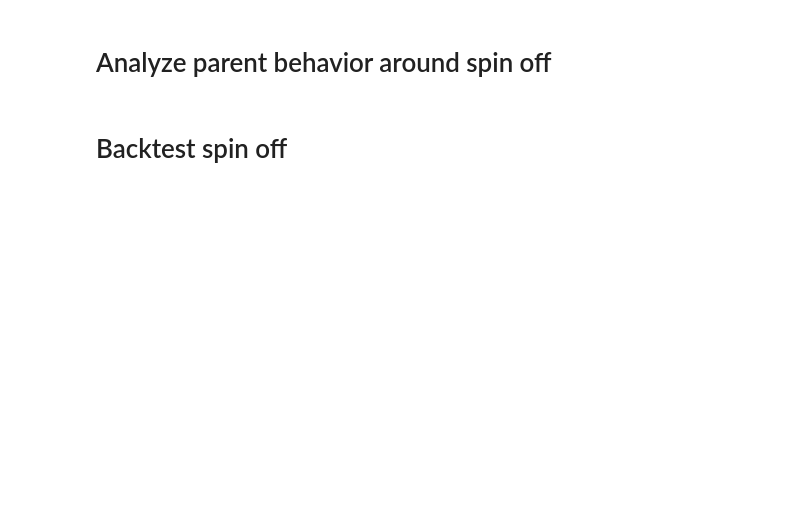
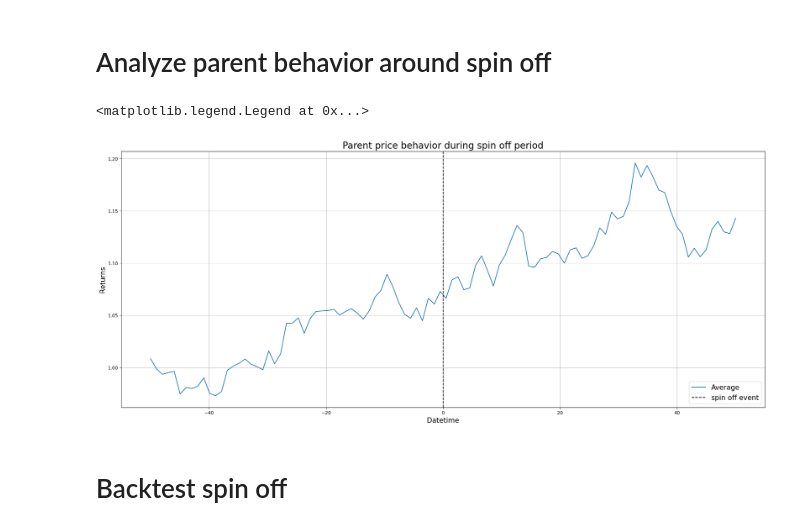
Before and after one commit to BaptisteZloch/Stock-Performance-Spin-off-Subsidiaries-Parents-ETF, a Jupyter notebook: src/Backtest_fake_data.ipynb, the cells around one changed output. Cells and saved outputs as stored; diff of their text form; code cells hidden in the pictures; blank space fills up the shorter version.

```diff
--- a/src/Backtest_fake_data.ipynb
+++ b/src/Backtest_fake_data.ipynb
@@ -92,17 +100,23 @@ for spinoffs in spin_off_announcement.values():
 behaviours = np.array(behaviours)
 # %%
 from matplotlib import pyplot as plt
-_, ax = plt.subplots(1,1, figsize=(25, 10))
 
-ax.plot(np.linspace(-DAYS_BEFORE,DAYS_AFTER,num=DAYS_BEFORE+DAYS_AFTER),np.mean(behaviours, axis=0),label="Average")
-ax.axvline(x=0,color="black",label="spin off event",linestyle='--')
+_, ax = plt.subplots(1, 1, figsize=(25, 10))
+
+ax.plot(
+    np.linspace(-DAYS_BEFORE, DAYS_AFTER, num=DAYS_BEFORE + DAYS_AFTER),
+    np.mean(behaviours, axis=0),
+    label="Average",
+)
+ax.axvline(x=0, color="black", label="spin off event", linestyle="--")
 ax.grid()
 ax.set_xlabel("Datetime", fontsize=15)
 ax.set_ylabel("Returns", fontsize=15)
-ax.set_title(
-f"Parent price behavior during spin off period", fontsize=20
-)
+ax.set_title(f"Parent price behavior during spin off period", fontsize=20)
 ax.legend(loc="lower right", fontsize=15)
+# %% [output]
+<matplotlib.legend.Legend at 0x...>
+[figure, added]
 # %% [markdown]
 # Backtest spin off
 # %%
```
Also changed, not shown: parts of 3 cells of this notebook, 17 other files.
